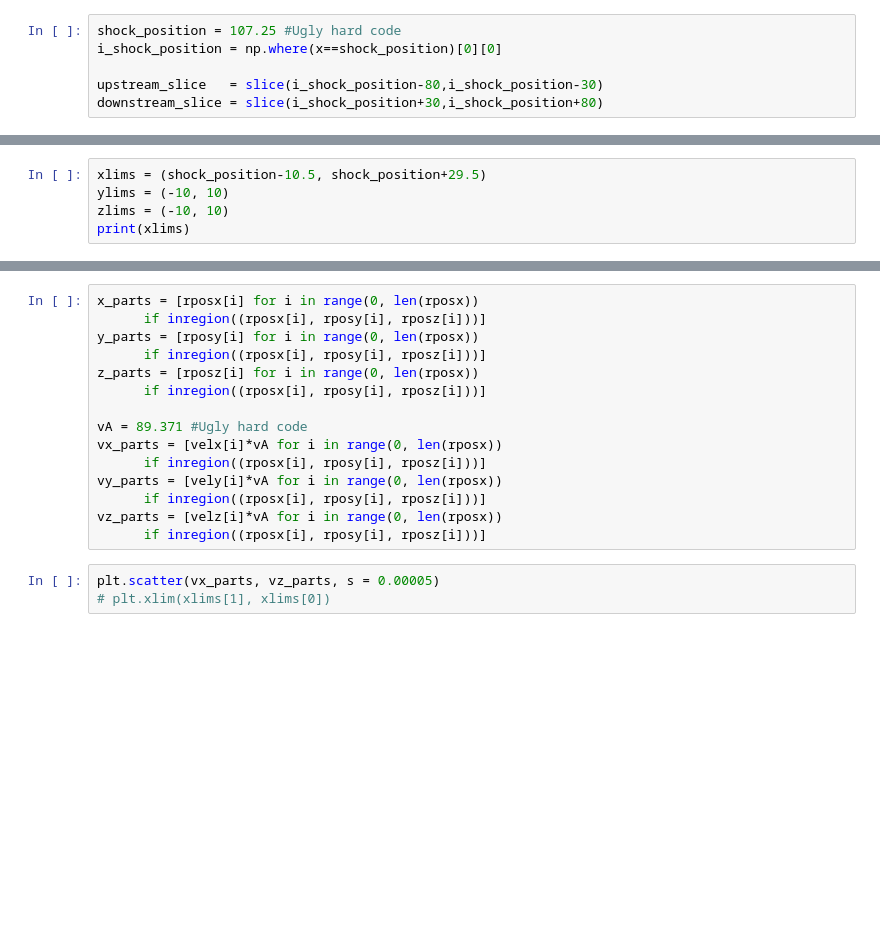
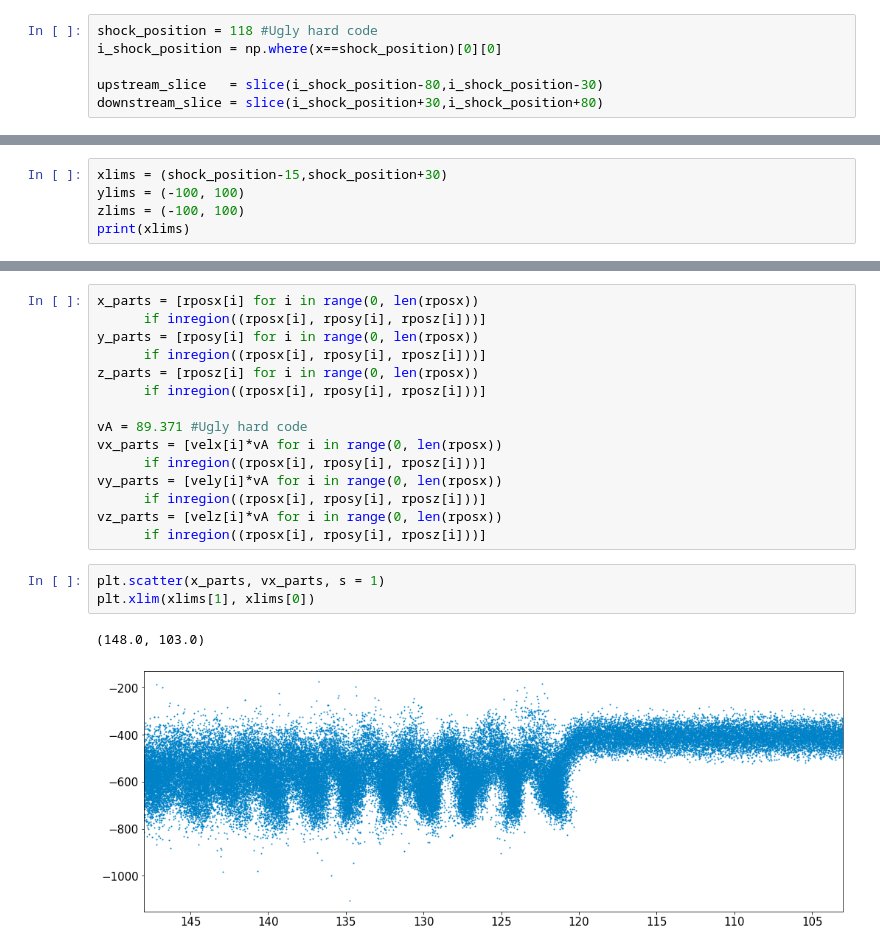
Before and after one commit to cmoissar/Jupyter-Notebooks, a Jupyter notebook: workpad.ipynb, the cells around one changed output, grey strips where cells are left out. Saved outputs shown, nothing was run; the diff lists cells and outputs as text; blank space fills up the shorter version.

```diff
--- a/workpad.ipynb
+++ b/workpad.ipynb
@@ -416,5 +416,5 @@ x[np.where(x>=106.75)]
 # %%
-shock_position = 107.25 #Ugly hard code
+shock_position = 118 #Ugly hard code
 i_shock_position = np.where(x==shock_position)[0][0]
 
 upstream_slice   = slice(i_shock_position-80,i_shock_position-30)
@@ -924,7 +1003,7 @@ rposz = pos_gse(posz, pz,  1)
 # %% [markdown]
 #### Crop dataset
 # %%
-xlims = (shock_position-10.5, shock_position+29.5)
-ylims = (-10, 10)
-zlims = (-10, 10)
+xlims = (shock_position-15,shock_position+30)
+ylims = (-100, 100)
+zlims = (-100, 100)
 print(xlims)
@@ -950,5 +1031,8 @@ vy_parts = [vely[i]*vA for i in range(0, len(rposx))
 vz_parts = [velz[i]*vA for i in range(0, len(rposx))
       if inregion((rposx[i], rposy[i], rposz[i]))]
 # %%
-plt.scatter(vx_parts, vz_parts, s = 0.00005)
-# plt.xlim(xlims[1], xlims[0])
+plt.scatter(x_parts, vx_parts, s = 1)
+plt.xlim(xlims[1], xlims[0])
+# %% [output]
+(148.0, 103.0)
+[figure, added]
```
Also changed, not shown: parts of 36 cells of this notebook.
